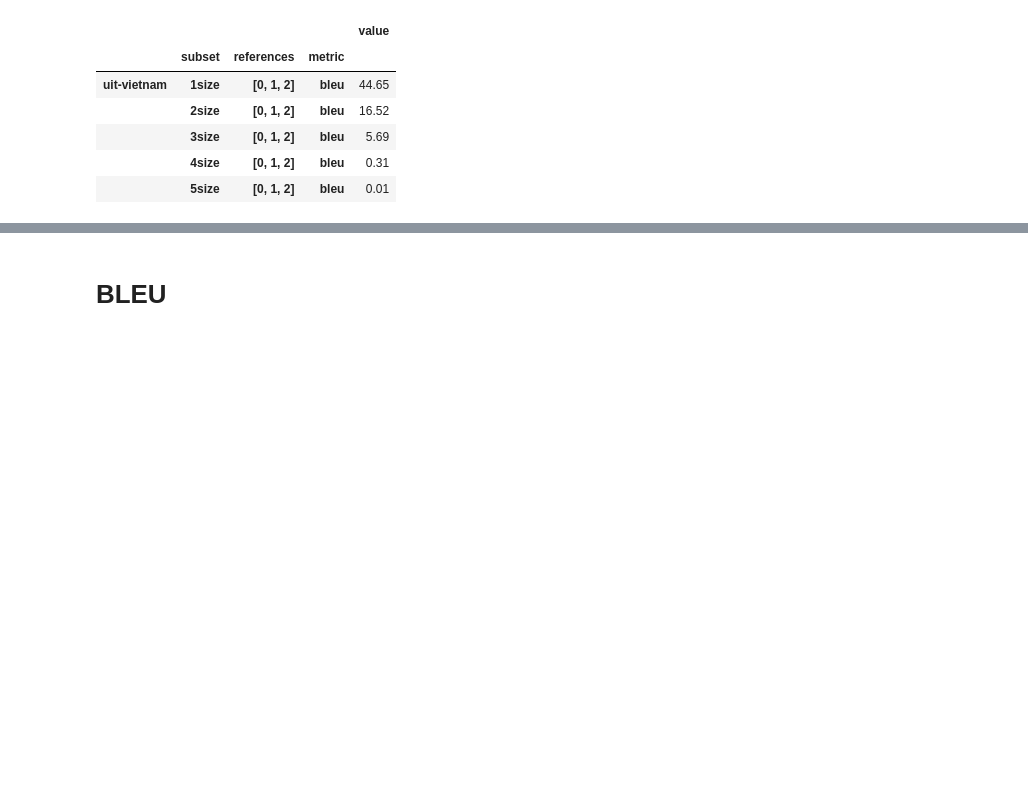
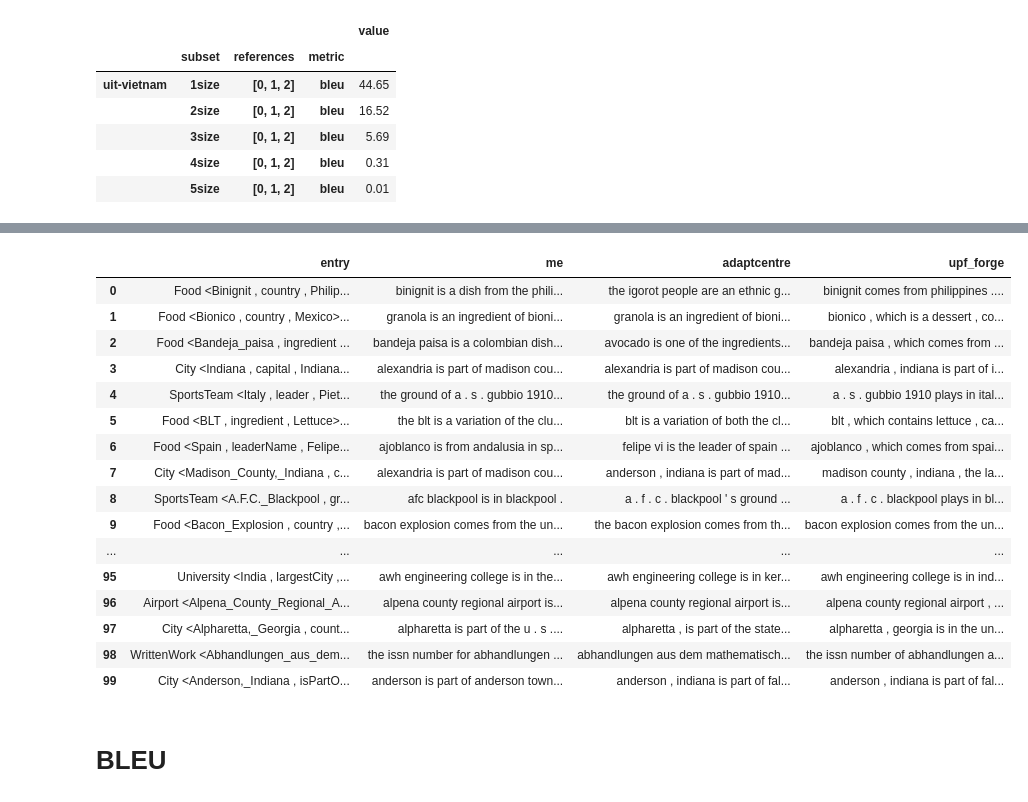
Before and after one commit to abevieiramota/masters, a Jupyter notebook: notebook/00 - Automatic evaluation.ipynb, the cells around one changed output, grey strips where cells are left out. Drawn from its saved outputs; the diff is of its cells as text; code cells hidden in the pictures; blank space fills up the shorter version.

```diff
--- a/notebook/00 - Automatic evaluation.ipynb
+++ b/notebook/00 - Automatic evaluation.ipynb
@@ -49,0 +85,5 @@ df.loc[(slice(None), 'old-cat', '[0, 1, 2]'), :].unstack().sort_values(('value',
+# %%
+from random import Random
+
+show_in_paper = Random(160727).sample(old_cat, 5) # seed é diahoraminuto do momento em que digitei isso :)
+qualitative_analysis = Random(160729).sample(old_cat, 100)
@@ -49,0 +110,25 @@ df.loc[(slice(None), 'old-cat', '[0, 1, 2]'), :].unstack().sort_values(('value',
+# %%
+def to_string(e):
+
+    triples = '\n'.join(f'<{t.subject} , {t.predicate} , {t.object}>' for t in e.triples)
+
+    return f'{e.category}\n{triples}'
+# %%
+%run ../template_model/reading_thiagos_templates.py
+
+test = load_shared_task_test()
+
+entries_show_in_paper = [test[i] for i in show_in_paper]
+entries_to_qualitative_analysis = [test[i] for i in qualitative_analysis]
+# %%
+texts_show_in_paper = [{'entry': to_string(test[i]),
+                        'me': my_texts[i],
+                        'me_lp': my_texts_lp[i],
+                        'adaptcentre': adaptcentre[i],
+                        'upf_forge': upf_forge[i],
+                        'deepnlg_e2ernn': deepnlg_e2ernn[i]} for i in show_in_paper]
+
+texts_to_qualitative_analysis = [{'entry': to_string(test[i]),
+                                  'me': my_texts[i],
+                                  'adaptcentre': adaptcentre[i],
+                                  'upf_forge': upf_forge[i]} for i in qualitative_analysis]
@@ -50,3 +144,23 @@ df.loc[(slice(None), 'old-cat', '[0, 1, 2]'), :].unstack().sort_values(('value',
+# %%
+pretty_print(pd.DataFrame(texts_to_qualitative_analysis))
+# %% [output]
+|  | entry | me | adaptcentre | upf_forge |
+| 0 | Food <Binignit , country , Philip... | binignit is a dish from the phili... | the igorot people are an ethnic g... | binignit comes from philippines .... |
+| 1 | Food <Bionico , country , Mexico>... | granola is an ingredient of bioni... | granola is an ingredient of bioni... | bionico , which is a dessert , co... |
+| 2 | Food <Bandeja_paisa , ingredient ... | bandeja paisa is a colombian dish... | avocado is one of the ingredients... | bandeja paisa , which comes from ... |
+| 3 | City <Indiana , capital , Indiana... | alexandria is part of madison cou... | alexandria is part of madison cou... | alexandria , indiana is part of i... |
+| 4 | SportsTeam <Italy , leader , Piet... | the ground of a . s . gubbio 1910... | the ground of a . s . gubbio 1910... | a . s . gubbio 1910 plays in ital... |
+| 5 | Food <BLT , ingredient , Lettuce>... | the blt is a variation of the clu... | blt is a variation of both the cl... | blt , which contains lettuce , ca... |
+| 6 | Food <Spain , leaderName , Felipe... | ajoblanco is from andalusia in sp... | felipe vi is the leader of spain ... | ajoblanco , which comes from spai... |
+| 7 | City <Madison_County,_Indiana , c... | alexandria is part of madison cou... | anderson , indiana is part of mad... | madison county , indiana , the la... |
+| 8 | SportsTeam <A.F.C._Blackpool , gr... | afc blackpool is in blackpool . | a . f . c . blackpool ' s ground ... | a . f . c . blackpool plays in bl... |
+| 9 | Food <Bacon_Explosion , country ,... | bacon explosion comes from the un... | the bacon explosion comes from th... | bacon explosion comes from the un... |
+| ... | ... | ... | ... | ... |
+| 95 | University <India , largestCity ,... | awh engineering college is in the... | awh engineering college is in ker... | awh engineering college is in ind... |
+| 96 | Airport <Alpena_County_Regional_A... | alpena county regional airport is... | alpena county regional airport is... | alpena county regional airport , ... |
+| 97 | City <Alpharetta,_Georgia , count... | alpharetta is part of the u . s .... | alpharetta , is part of the state... | alpharetta , georgia is in the un... |
+| 98 | WrittenWork <Abhandlungen_aus_dem... | the issn number for abhandlungen ... | abhandlungen aus dem mathematisch... | the issn number of abhandlungen a... |
+| 99 | City <Anderson,_Indiana , isPartO... | anderson is part of anderson town... | anderson , indiana is part of fal... | anderson , indiana is part of fal... |
 # %% [markdown]
 # BLEU
 # %% [markdown]
```
Also changed, not shown: parts of 5 cells of this notebook, 1 other file.
